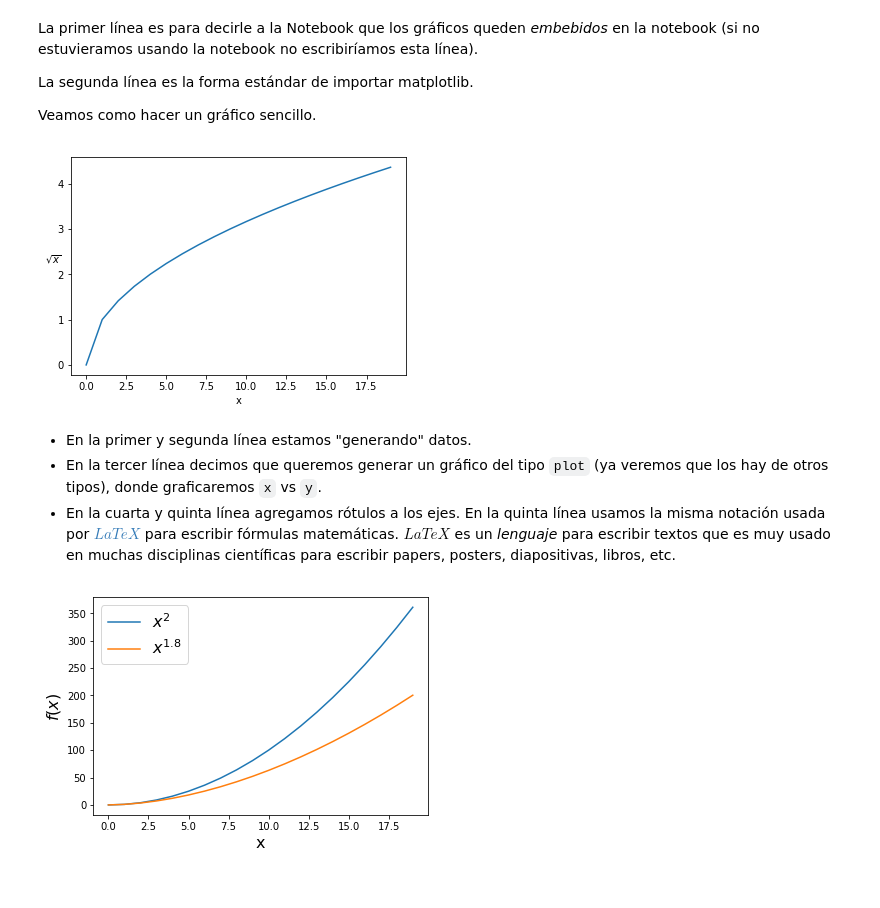
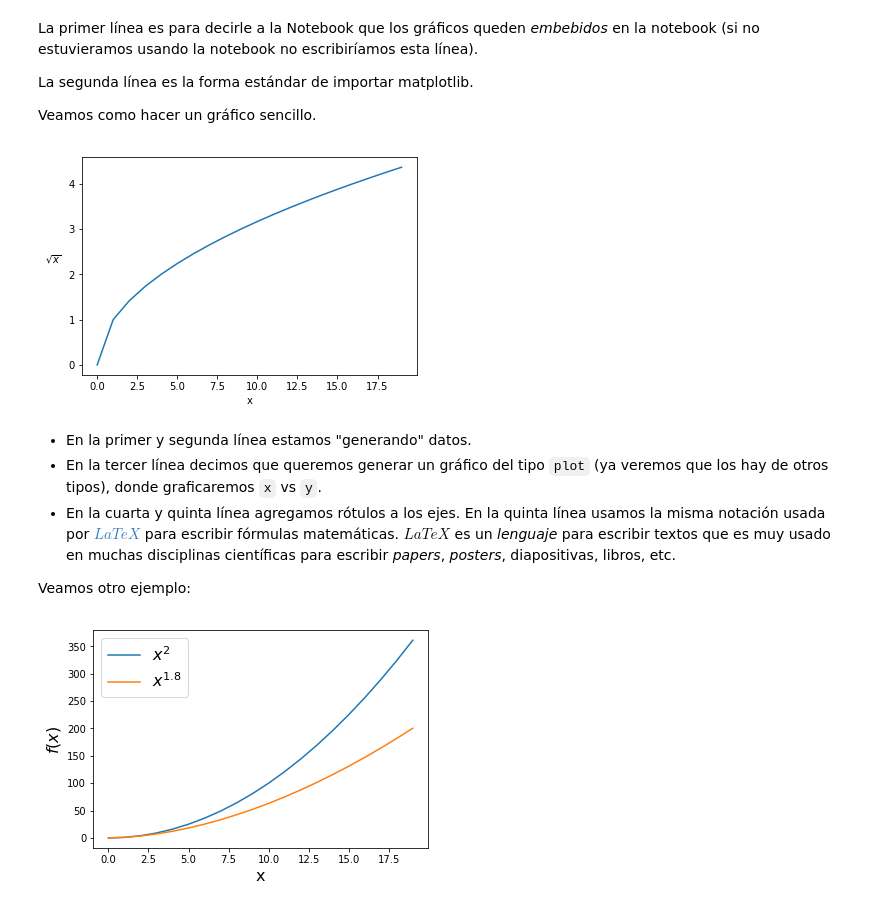
Before and after one commit to danzaconloros/intro_ciencia_de_datos, a Jupyter notebook: 01_arreglos_graficos_y_2D.ipynb, the cells around one changed output. Cells and saved outputs as stored; diff of their text form; code cells hidden in the pictures.

```diff
--- a/01_arreglos_graficos_y_2D.ipynb
+++ b/01_arreglos_graficos_y_2D.ipynb
@@ -420,15 +471,17 @@ Veamos como hacer un gráfico sencillo.
 # %%
 x = range(20)
 y = [i ** 0.5 for i in x]
 plt.plot(x, y)
 plt.xlabel('x')
-plt.ylabel(r'$\sqrt{x}$', rotation=0);
+plt.ylabel(r'$\sqrt{x}$', rotation=0, labelpad=15);
 # %% [output]
-[figure, old version]
+[figure, new version]
 # %% [markdown]
 * En la primer y segunda línea estamos "generando" datos.
 * En la tercer línea decimos que queremos generar un gráfico del tipo `plot` (ya veremos que los hay de otros tipos), donde graficaremos `x` vs `y`.
-* En la cuarta y quinta línea agregamos rótulos a los ejes. En la quinta línea usamos la misma notación usada por [$LaTeX$](https://es.wikipedia.org/wiki/LaTeX) para escribir fórmulas matemáticas. $LaTeX$ es un _lenguaje_ para escribir textos que es muy usado en muchas disciplinas científicas para escribir papers, posters, diapositivas, libros, etc.
+* En la cuarta y quinta línea agregamos rótulos a los ejes. En la quinta línea usamos la misma notación usada por [$LaTeX$](https://es.wikipedia.org/wiki/LaTeX) para escribir fórmulas matemáticas. $LaTeX$ es un _lenguaje_ para escribir textos que es muy usado en muchas disciplinas científicas para escribir _papers_, _posters_, diapositivas, libros, etc.
+
+Veamos otro ejemplo:
 # %%
 x = range(20)
 y = [i ** 2 for i in x]
```
Also changed, not shown: parts of 67 cells of this notebook.
